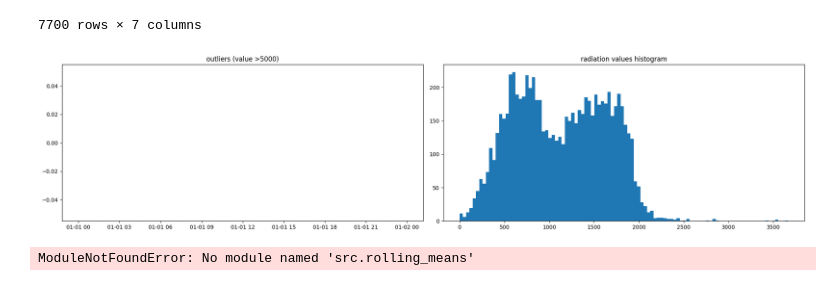
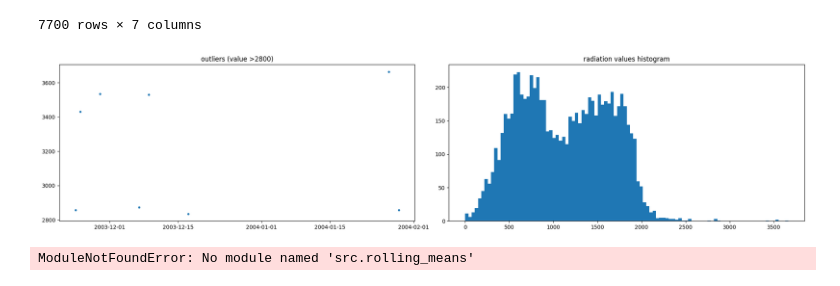
Before and after one commit to fellipessanha/solar-studies, a Jupyter notebook: data-treatment.ipynb, the cells around one changed output. Saved outputs shown, nothing was run; the diff lists cells and outputs as text; code cells hidden in the pictures.

```diff
--- a/data-treatment.ipynb
+++ b/data-treatment.ipynb
@@ -78,18 +79,18 @@ by_day
 # %%
 fig, ax = plt.subplots(1, 2)
 fig.set_figwidth(20)
-cap = 5000
+cap = 2800
 
 ax[0].set_title(f"outliers (value >{cap})")
 ax[0].plot(by_day.loc[by_day[target] > cap, target], ".")
 
 ax[1].set_title("radiation values histogram")
 ax[1].hist(by_day[target], 100)
 
 plt.tight_layout()
 
-by_day = by_day.loc[by_day[target] < cap]
+# by_day = by_day.loc[by_day[target] < cap]
 # %% [output]
-[figure, old version]
+[figure, new version]
 # %%
 from src.train_test_data import training_threshold, testing_treshold
```
Also changed, not shown: parts of 4 cells of this notebook, 1 other file.
